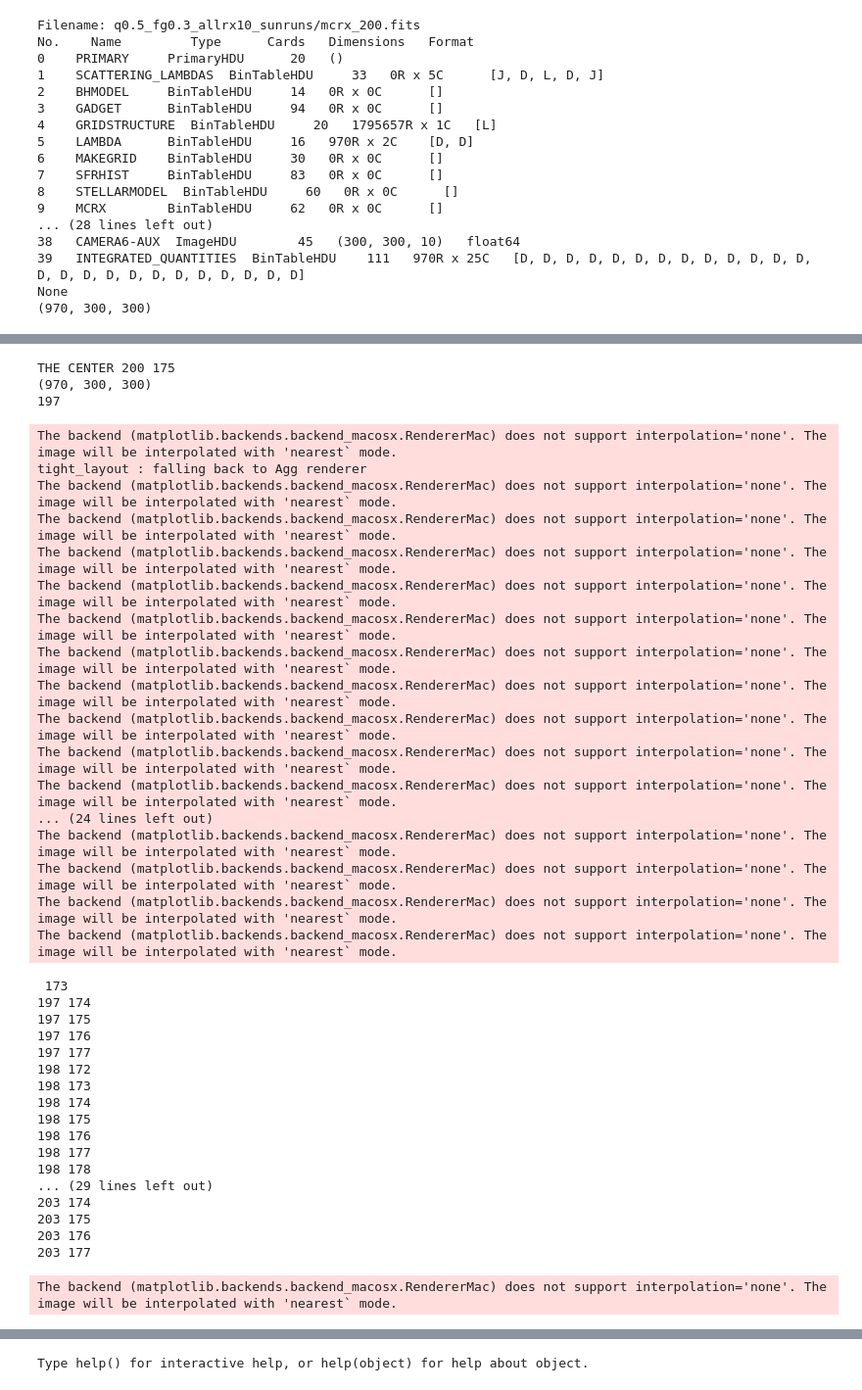
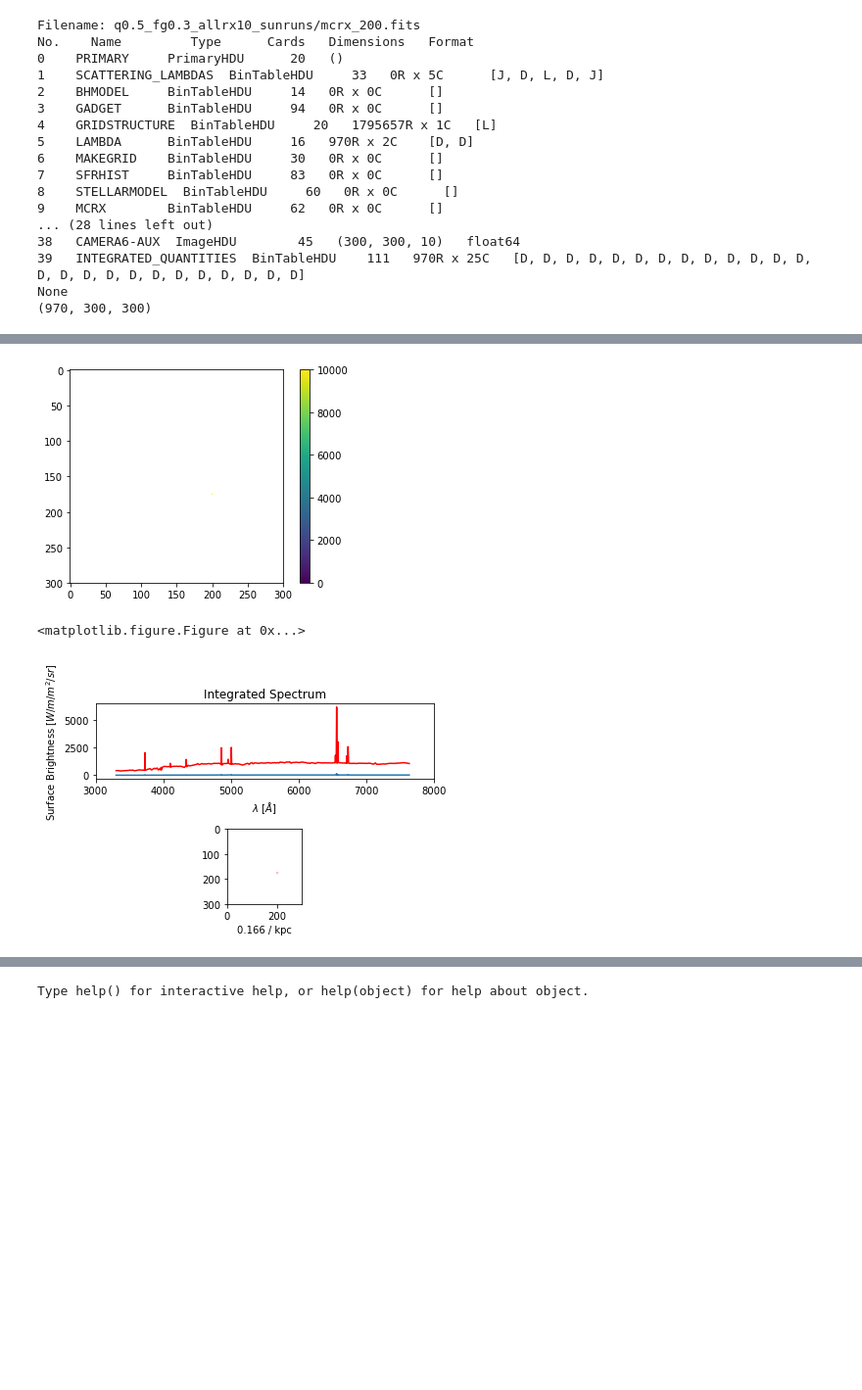
Before and after one commit to beckynevin/ppxf_MaNGA, a Jupyter notebook: BROADBAND_Sims.ipynb, the cells around one changed output, grey strips where cells are left out. Shown: that part at 98% size. Cells and saved outputs as stored; diff of their text form; code cells hidden in the pictures; blank space fills up the shorter version.

Commit message:
Changed a bunch of inputs to the function for ppxf, looks like emission lines are being fit well, but continuum is not

```diff
--- a/BROADBAND_Sims.ipynb
+++ b/BROADBAND_Sims.ipynb
@@ -354,5 +352,5 @@ doin geometry 0.866025403784
 # %%
-def extract_spec():
+def extract_spec(xmin, xmax, ymin, ymax, rad):
 
     plt.clf()
     '''This one is going to extract spectra and then convolve them with a Gaussian Kernal
@@ -360,8 +358,8 @@ def extract_spec():
     '''Also convolves with a Gaussian'''
     center_x=xmin+(xmax-xmin)
     center_y=ymin
-    print('THE CENTER',center_x,center_y)
-    radius = arc_to_pix(1)
+
+    radius = arc_to_pix(rad)
 
     '''Step 1: Make a new image of just that spec'''
     #np.sum(CAMERA0.data[:,xmin:xmax,ymin:ymax],axis=0)
@@ -370,19 +368,20 @@ def extract_spec():
     new_cube=[]
     '''create an empty masked array'''
     mask_2d=np.zeros((len(CAMERA0.data[:,0,0]),len(CAMERA0.data[0,:,0]),len(CAMERA0.data[0,0,:])))
-    print(shape(mask_2d))
+
     #    masked_stel_vel=ma.masked_where((1/np.sqrt(data_stel_vel_ivar)) > 100 , data_stel_vel)
-    for i in xrange(len(CAMERA0.data[0,:,0])):
-        for j in xrange(len(CAMERA0.data[0,0,:])):
+    for i in range(len(CAMERA0.data[0,:,0])):
+        for j in range(len(CAMERA0.data[0,0,:])):
             if (center_x-i)**2+(center_y-j)**2 < radius**2:
                 x_coords.append(i)
                 y_coords.append(j)
                 new_cube.append(CAMERA0.data[:,i,j])
-                print(i,j)
+
             else:
                 mask_2d[:,j,i]=1
     masked_cube= ma.masked_array(CAMERA0.data[:,:,:], mask=mask_2d)
-    plt.imshow(np.sum(masked_cube,axis=0), interpolation='None')
+    plt.imshow(np.sum(masked_cube,axis=0), interpolation='None', vmin=0, vmax=1e4)
+    plt.colorbar()
     plt.show()
 
     plt.clf()
@@ -400,7 +399,7 @@ def extract_spec():
     f, axarr = plt.subplots(2)
     axarr[0].plot(Ang,(integrated))
     axarr[0].plot(Ang,z,'red')
-    axarr[0].set_xlim([0,30000])
+    axarr[0].set_xlim([3000,8000])
     axarr[0].set_title('Integrated Spectrum')
     axarr[0].set_xlabel(r'$\lambda$ [$\AA$]')
     axarr[0].set_ylabel(r'Surface Brightness [$W/m/m^2/sr$]')
@@ -469,7 +468,7 @@ def plotting_fiber(n_fibers):
 
 
 
-    for i in xrange(len(index_1)):
+    for i in range(len(index_1)):
         xs=np.linspace(index_1[i],index_2[i],index_3[i])
         xs=np.array(xs)
         if i % 2 == 0:#n % 2 == 0
@@ -481,7 +480,7 @@ def plotting_fiber(n_fibers):
             corr=radius+correction
         print(i,i/2,corr)
 
-        for k in xrange(len(xs)):
+        for k in range(len(xs)):
             if i==0:#this is to only plot once for the middle row
                 rect = patches.Circle((xmin+(xmax-xmin)+xs[k]*spacing-corr,ymin+i*np.sin(math.radians(60))*spacing),arc_to_pix(1),linewidth=2,edgecolor='white',facecolor='none')
                 ax1.add_patch(rect)
@@ -582,7 +581,7 @@ def plotting_fibers_r_e(effective_radius):
 
 
 
-    for i in xrange(len(index_1)):
+    for i in range(len(index_1)):
         xs=np.linspace(index_1[i],index_2[i],index_3[i])
         xs=np.array(xs)
         if i % 2 == 0:#n % 2 == 0
@@ -594,7 +593,7 @@ def plotting_fibers_r_e(effective_radius):
             corr=radius+correction
         print(i,i/2,corr)
 
-        for k in xrange(len(xs)):
+        for k in range(len(xs)):
             if i==0:#this is to only plot once for the middle row
                 rect = patches.Circle((xmin+(xmax-xmin)+xs[k]*spacing-corr,ymin+i*np.sin(math.radians(60))*spacing),arc_to_pix(1),linewidth=2,edgecolor='white',facecolor='none')
                 ax1.add_patch(rect)
@@ -629,51 +628,22 @@ def plotting_fibers_r_e(effective_radius):
 # %%
 '''now trying to take that extracted spectrum and fit pPXF'''
 
-y=extract_spec()
+xmin=150
+xmax=200
+ymin=175
+ymax=225
+
+
+y=extract_spec(xmin,xmax,ymin,ymax,0.1)
 xs=y[0]
 loglam_xs=[np.log10(x) for x in xs]
 loglam_xs=np.array(loglam_xs)
 spec_non_convolved=y[1]
 spec_convolved=y[2]
 
 
 plt.clf()
 # %% [output]
+[figure, added]
-THE CENTER 200 175
-(970, 300, 300)
-197
+<matplotlib.figure.Figure at 0x...>
-The backend (matplotlib.backends.backend_macosx.RendererMac) does not support interpolation='none'. The image will be interpolated with 'nearest` mode.
-tight_layout : falling back to Agg renderer
-The backend (matplotlib.backends.backend_macosx.RendererMac) does not support interpolation='none'. The image will be interpolated with 'nearest` mode.
-The backend (matplotlib.backends.backend_macosx.RendererMac) does not support interpolation='none'. The image will be interpolated with 'nearest` mode.
-The backend (matplotlib.backends.backend_macosx.RendererMac) does not support interpolation='none'. The image will be interpolated with 'nearest` mode.
-The backend (matplotlib.backends.backend_macosx.RendererMac) does not support interpolation='none'. The image will be interpolated with 'nearest` mode.
-The backend (matplotlib.backends.backend_macosx.RendererMac) does not support interpolation='none'. The image will be interpolated with 'nearest` mode.
-The backend (matplotlib.backends.backend_macosx.RendererMac) does not support interpolation='none'. The image will be interpolated with 'nearest` mode.
-The backend (matplotlib.backends.backend_macosx.RendererMac) does not support interpolation='none'. The image will be interpolated with 'nearest` mode.
-The backend (matplotlib.backends.backend_macosx.RendererMac) does not support interpolation='none'. The image will be interpolated with 'nearest` mode.
-The backend (matplotlib.backends.backend_macosx.RendererMac) does not support interpolation='none'. The image will be interpolated with 'nearest` mode.
-The backend (matplotlib.backends.backend_macosx.RendererMac) does not support interpolation='none'. The image will be interpolated with 'nearest` mode.
-... (24 lines left out)
-The backend (matplotlib.backends.backend_macosx.RendererMac) does not support interpolation='none'. The image will be interpolated with 'nearest` mode.
-The backend (matplotlib.backends.backend_macosx.RendererMac) does not support interpolation='none'. The image will be interpolated with 'nearest` mode.
-The backend (matplotlib.backends.backend_macosx.RendererMac) does not support interpolation='none'. The image will be interpolated with 'nearest` mode.
-The backend (matplotlib.backends.backend_macosx.RendererMac) does not support interpolation='none'. The image will be interpolated with 'nearest` mode.
- 173
-197 174
-197 175
-197 176
-197 177
-198 172
-198 173
-198 174
-198 175
-198 176
-198 177
-198 178
-... (29 lines left out)
-203 174
-203 175
-203 176
-203 177
-The backend (matplotlib.backends.backend_macosx.RendererMac) does not support interpolation='none'. The image will be interpolated with 'nearest` mode.
+[figure, added]
```
Also changed, not shown: parts of 14 cells of this notebook.
